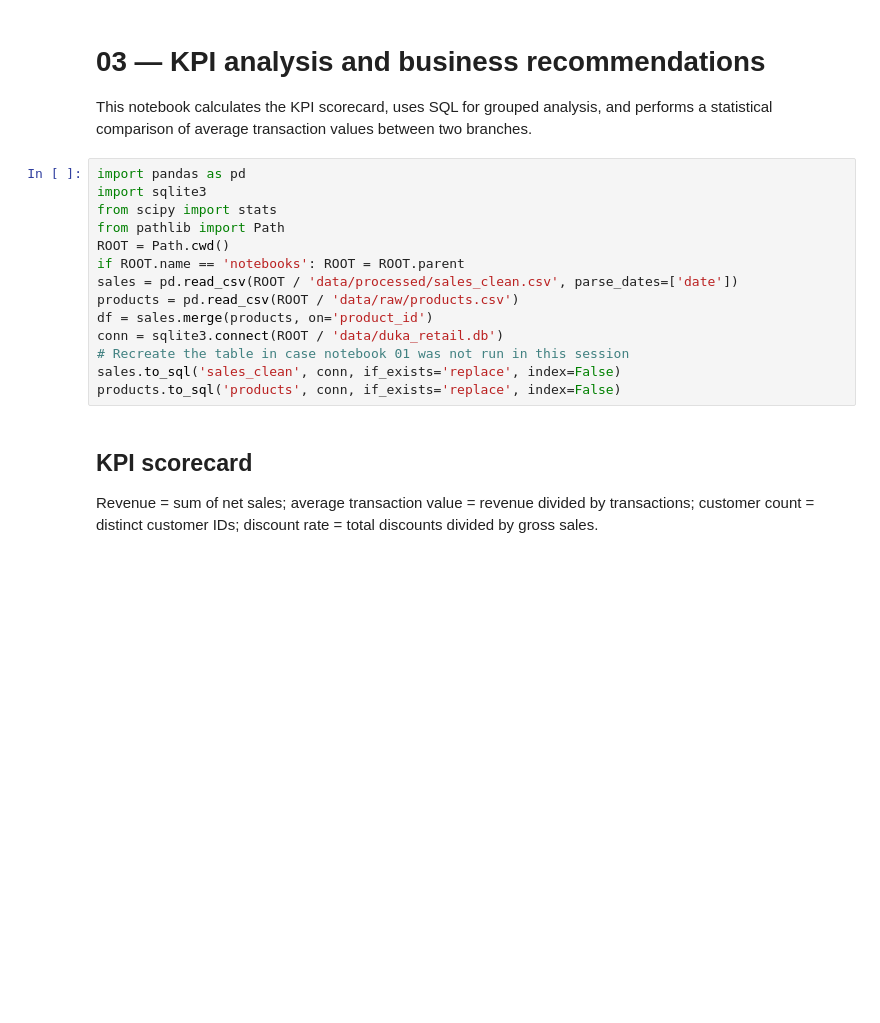
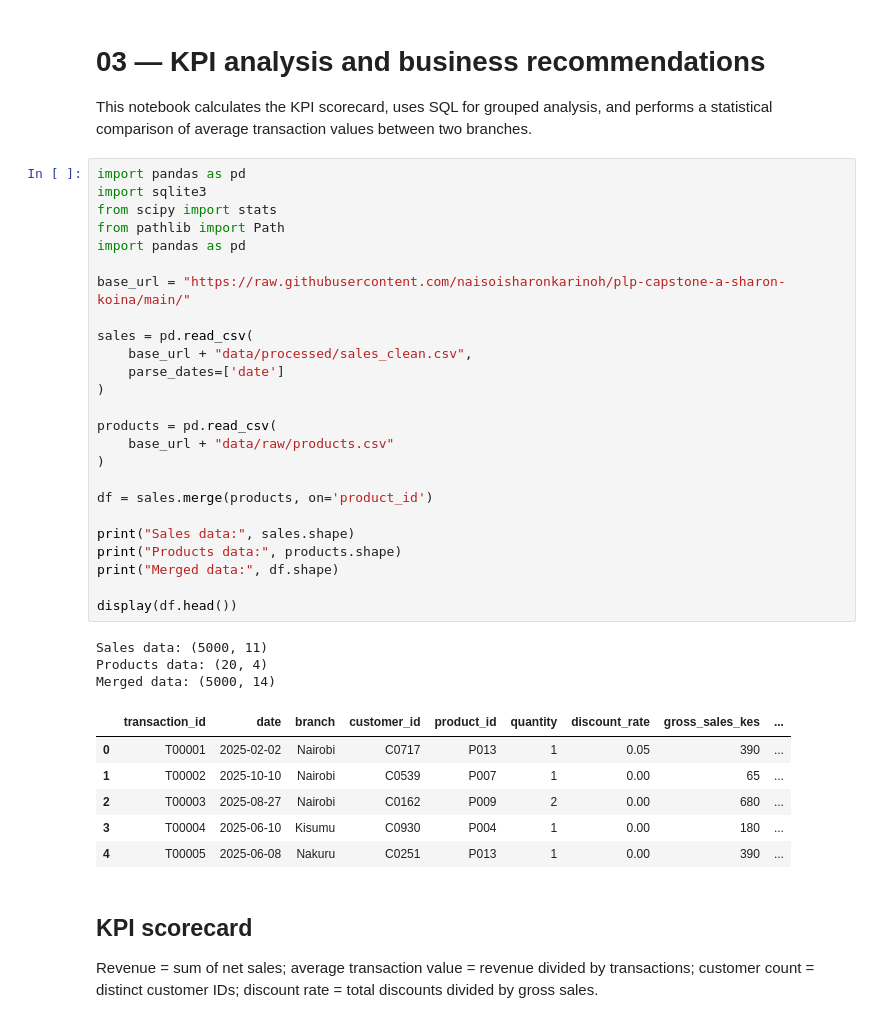
Before and after one commit to naisoisharonkarinoh/plp-capstone-a-sharon-koina, a Jupyter notebook: notebooks/03_analysis.ipynb, the cells around one changed output. Drawn from its saved outputs; the diff is of its cells as text; blank space fills up the shorter version.

```diff
--- a/notebooks/03_analysis.ipynb
+++ b/notebooks/03_analysis.ipynb
@@ -5,17 +5,38 @@ This notebook calculates the KPI scorecard, uses SQL for grouped analysis, and p
 # %%
 import pandas as pd
 import sqlite3
 from scipy import stats
 from pathlib import Path
-ROOT = Path.cwd()
-if ROOT.name == 'notebooks': ROOT = ROOT.parent
-sales = pd.read_csv(ROOT / 'data/processed/sales_clean.csv', parse_dates=['date'])
-products = pd.read_csv(ROOT / 'data/raw/products.csv')
+import pandas as pd
+
+base_url = "https://raw.githubusercontent.com/naisoisharonkarinoh/plp-capstone-a-sharon-koina/main/"
+
+sales = pd.read_csv(
+    base_url + "data/processed/sales_clean.csv",
+    parse_dates=['date']
+)
+
+products = pd.read_csv(
+    base_url + "data/raw/products.csv"
+)
+
 df = sales.merge(products, on='product_id')
-conn = sqlite3.connect(ROOT / 'data/duka_retail.db')
-# Recreate the table in case notebook 01 was not run in this session
-sales.to_sql('sales_clean', conn, if_exists='replace', index=False)
-products.to_sql('products', conn, if_exists='replace', index=False)
+
+print("Sales data:", sales.shape)
+print("Products data:", products.shape)
+print("Merged data:", df.shape)
+
+display(df.head())
+# %% [output]
+Sales data: (5000, 11)
+Products data: (20, 4)
+Merged data: (5000, 14)
+|  | transaction_id | date | branch | customer_id | product_id | quantity | discount_rate | gross_sales_kes | ... |
+| 0 | T00001 | 2025-02-02 | Nairobi | C0717 | P013 | 1 | 0.05 | 390 | ... |
+| 1 | T00002 | 2025-10-10 | Nairobi | C0539 | P007 | 1 | 0.00 | 65 | ... |
+| 2 | T00003 | 2025-08-27 | Nairobi | C0162 | P009 | 2 | 0.00 | 680 | ... |
+| 3 | T00004 | 2025-06-10 | Kisumu | C0930 | P004 | 1 | 0.00 | 180 | ... |
+| 4 | T00005 | 2025-06-08 | Nakuru | C0251 | P013 | 1 | 0.00 | 390 | ... |
 # %% [markdown]
 ## KPI scorecard
 
```
Also changed, not shown: parts of 4 cells of this notebook.
